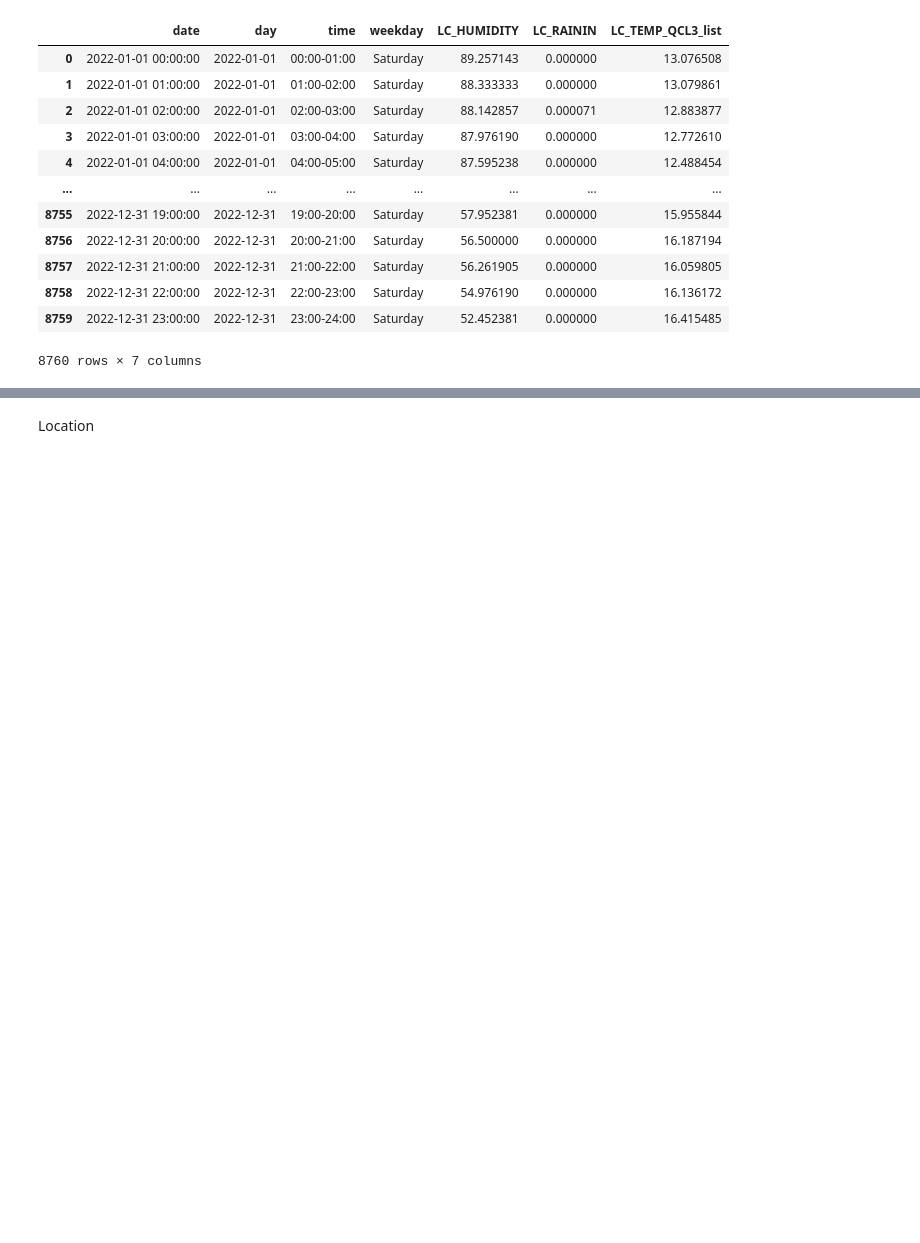
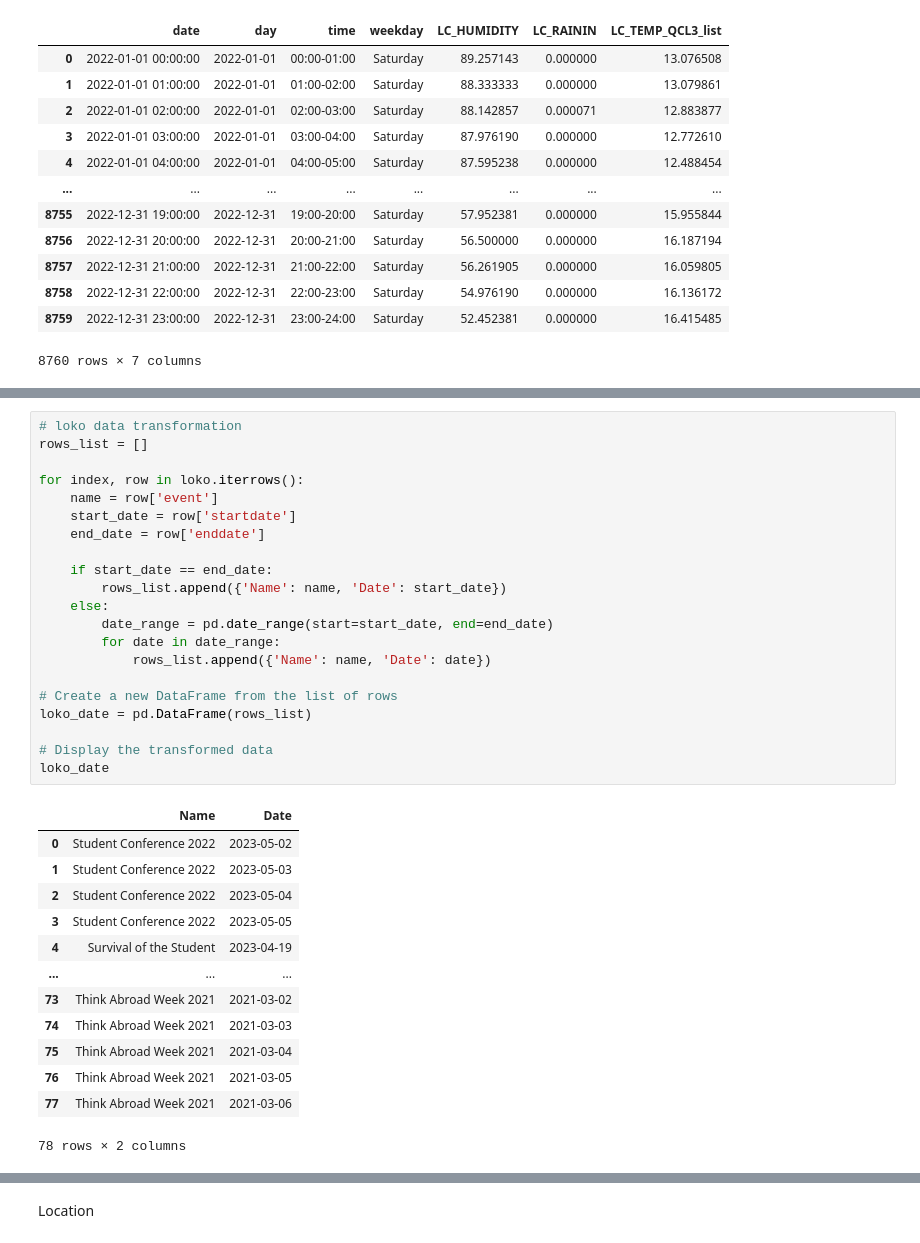
Before and after one commit to SarahSchrevens/MDA_project, a Jupyter notebook: noise prediction model/Past Data matrix/01_past data matrix.ipynb, the cells around one changed output, grey strips where cells are left out. Drawn from its saved outputs; the diff is of its cells as text; blank space fills up the shorter version.

```diff
--- a/noise prediction model/Past Data matrix/01_past data matrix.ipynb
+++ b/noise prediction model/Past Data matrix/01_past data matrix.ipynb
@@ -80,0 +125,35 @@ df
+# %%
+# loko data transformation
+rows_list = []
+
+for index, row in loko.iterrows():
+    name = row['event']
+    start_date = row['startdate']
+    end_date = row['enddate']
+
+    if start_date == end_date:
+        rows_list.append({'Name': name, 'Date': start_date})
+    else:
+        date_range = pd.date_range(start=start_date, end=end_date)
+        for date in date_range:
+            rows_list.append({'Name': name, 'Date': date})
+
+# Create a new DataFrame from the list of rows
+loko_date = pd.DataFrame(rows_list)
+
+# Display the transformed data
+loko_date
+# %% [output]
+|  | Name | Date |
+| 0 | Student Conference 2022 | 2023-05-02 |
+| 1 | Student Conference 2022 | 2023-05-03 |
+| 2 | Student Conference 2022 | 2023-05-04 |
+| 3 | Student Conference 2022 | 2023-05-05 |
+| 4 | Survival of the Student | 2023-04-19 |
+| ... | ... | ... |
+| 73 | Think Abroad Week 2021 | 2021-03-02 |
+| 74 | Think Abroad Week 2021 | 2021-03-03 |
+| 75 | Think Abroad Week 2021 | 2021-03-04 |
+| 76 | Think Abroad Week 2021 | 2021-03-05 |
+| 77 | Think Abroad Week 2021 | 2021-03-06 |
+78 rows × 2 columns
```
Also changed, not shown: parts of 6 cells of this notebook, 9 other files.
